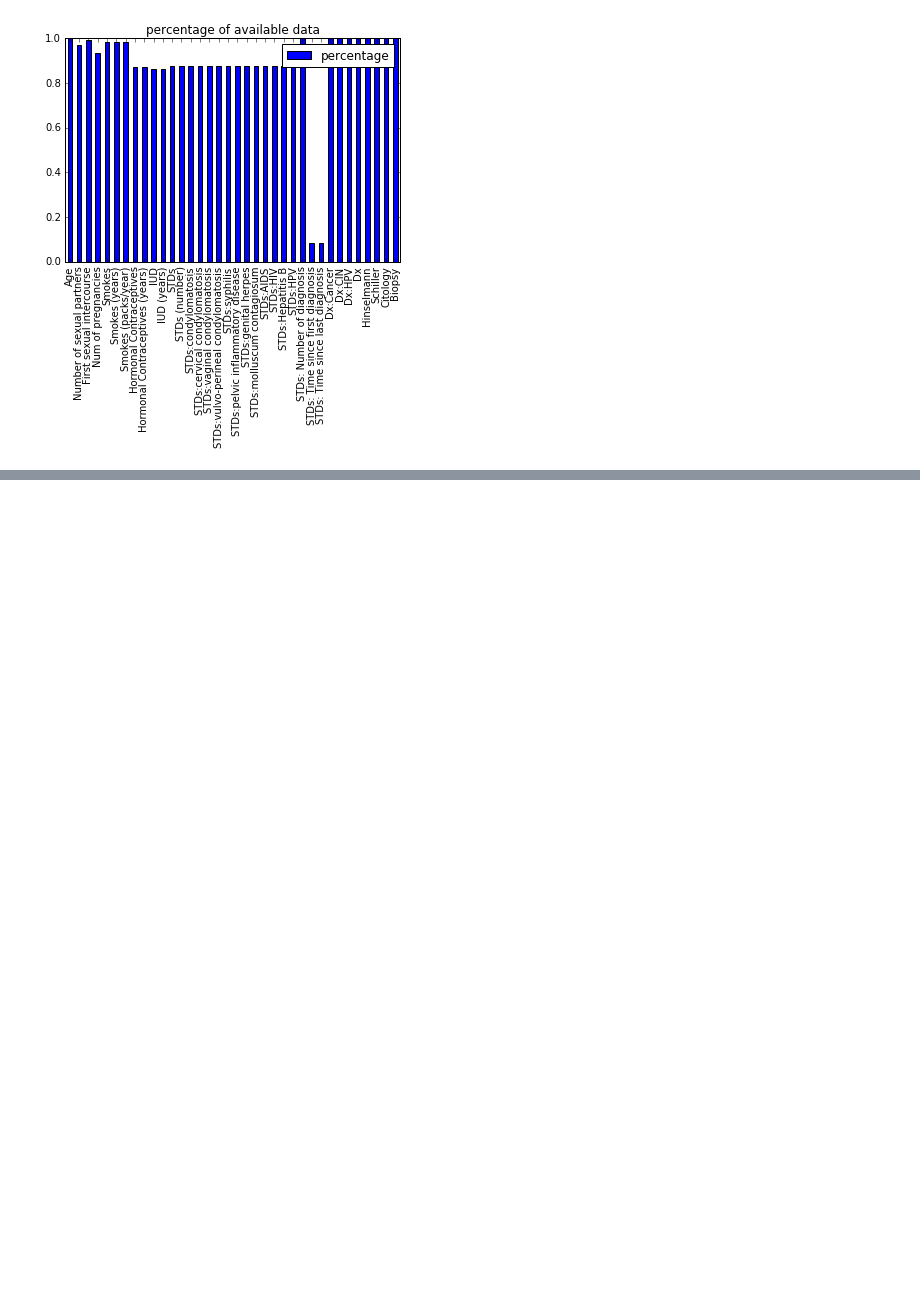
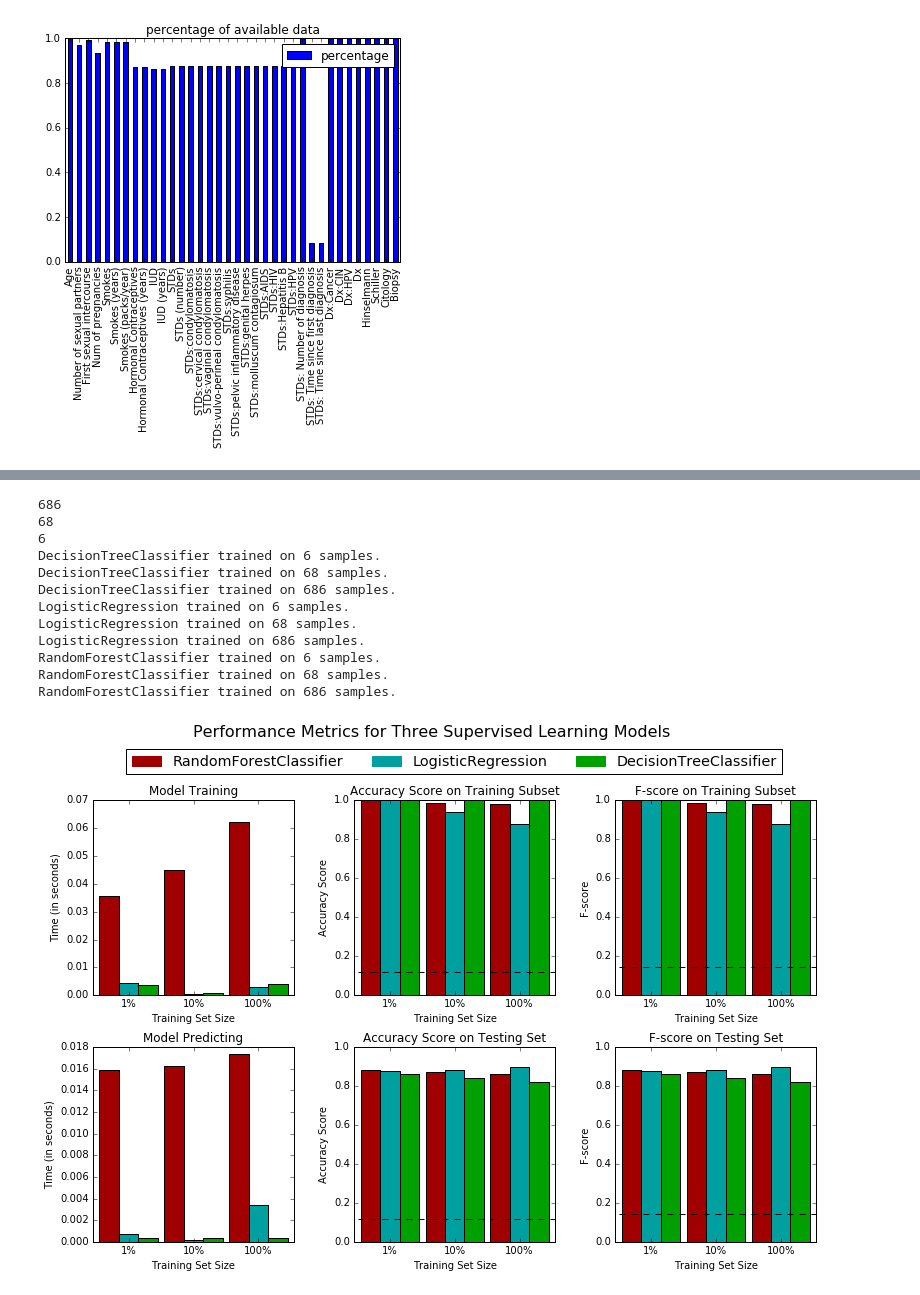
Before and after one commit to cautree/kaggle_Cervical, a Jupyter notebook: cervical.ipynb, the cells around one changed output, grey strips where cells are left out. Cells and saved outputs as stored; diff of their text form; code cells hidden in the pictures; blank space fills up the shorter version.

Commit message:
add machine learning algorithm

```diff
--- a/cervical.ipynb
+++ b/cervical.ipynb
@@ -99,0 +208,4 @@ plt.show()
+# %%
+y = df[:, -1]
+# %%
+X = df[:, range(df.shape[1]-1)]
@@ -99,0 +214,16 @@ plt.show()
+# %%
+from sklearn.cross_validation import train_test_split
+
+def trainTestSplit(X):
+    # Split the 'features' and 'income' data into training and testing sets
+    X_train, X_test, y_train, y_test = train_test_split(X,
+                                                        y,
+                                                        test_size = 0.2,
+                                                        random_state = 42)
+    # Show the results of the split
+    print X_train.shape
+    print "Training set has {} samples.".format(X_train.shape[0])
+    print "Testing set has {} samples.".format(X_test.shape[0])
+    return X_train, X_test, y_train, y_test
+# %%
+X_train, X_test, y_train, y_test=trainTestSplit(X)
@@ -99,0 +331,51 @@ plt.show()
+# %%
+from sklearn import tree
+from sklearn.neighbors.nearest_centroid import NearestCentroid
+from sklearn.linear_model import LogisticRegression
+from sklearn.naive_bayes import GaussianNB
+from sklearn.ensemble import RandomForestClassifier
+from sklearn.metrics import fbeta_score, make_scorer
+import pprint
+from time import time
+
+
+clf_A = tree.DecisionTreeClassifier()
+clf_B = LogisticRegression()
+clf_C = RandomForestClassifier()
+#clf_C = ExtraTreesClassifier()
+
+
+samples_100 = len(y_train)
+samples_10 = int(0.1*len(y_train))
+samples_1 = int(0.01*len(y_train))
+
+print samples_100
+print samples_10
+print samples_1
+# Collect results on the learners
+results = {}
+for clf in [clf_A, clf_B, clf_C]:
+    clf_name = clf.__class__.__name__
+
+    results[clf_name] = {}
+    for i, samples in enumerate([samples_1, samples_10, samples_100]):
+        results[clf_name][i] = \
+        train_predict(clf, samples, X_train, y_train, X_test, y_test)
+# pprint.pprint(results)
+
+# Run metrics visualization for the three supervised learning models chosen
+vs.evaluate(results, accuracy, fscore)
+# %% [output]
+686
+68
+6
+DecisionTreeClassifier trained on 6 samples.
+DecisionTreeClassifier trained on 68 samples.
+DecisionTreeClassifier trained on 686 samples.
+LogisticRegression trained on 6 samples.
+LogisticRegression trained on 68 samples.
+LogisticRegression trained on 686 samples.
+RandomForestClassifier trained on 6 samples.
+RandomForestClassifier trained on 68 samples.
+RandomForestClassifier trained on 686 samples.
+[figure, added]
```
Also changed, not shown: parts of 24 cells of this notebook.
